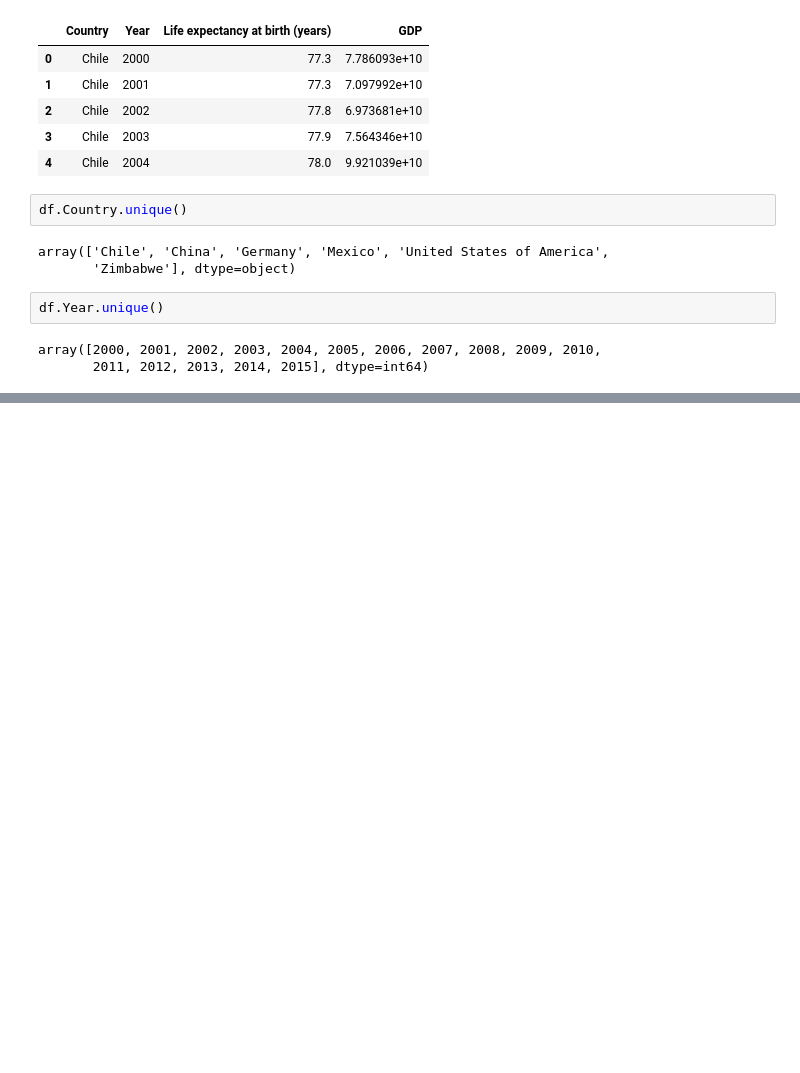
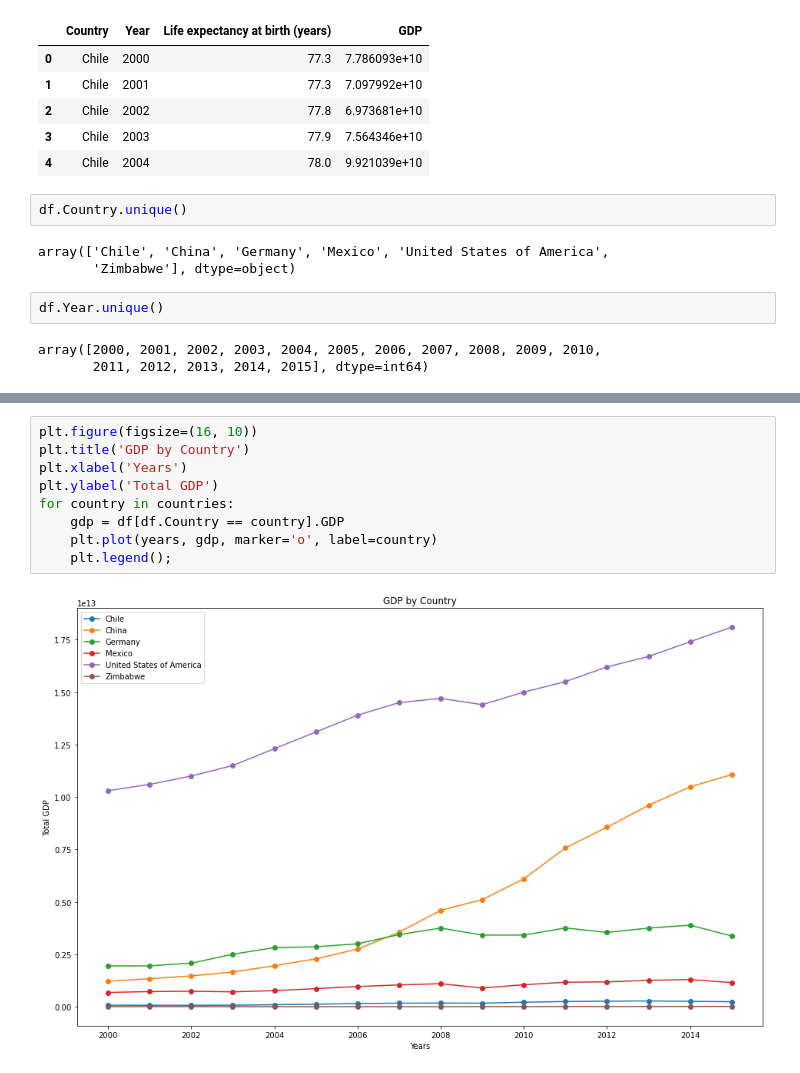
Before and after one commit to davidvalerosancho/Learning-Project-2-Life-Expectancy-and-GDP, a Jupyter notebook: life_expectancy_gdp.ipynb, the cells around one changed output, grey strips where cells are left out. Cells and saved outputs as stored; diff of their text form; blank space fills up the shorter version.

```diff
--- a/life_expectancy_gdp.ipynb
+++ b/life_expectancy_gdp.ipynb
@@ -61,0 +40,11 @@ for i in range(df.Country.nunique()):
+# %%
+plt.figure(figsize=(16, 10))
+plt.title('GDP by Country')
+plt.xlabel('Years')
+plt.ylabel('Total GDP')
+for country in countries:
+    gdp = df[df.Country == country].GDP
+    plt.plot(years, gdp, marker='o', label=country)
+    plt.legend();
+# %% [output]
+[figure, added]
```
Also changed, not shown: parts of 4 cells of this notebook.
